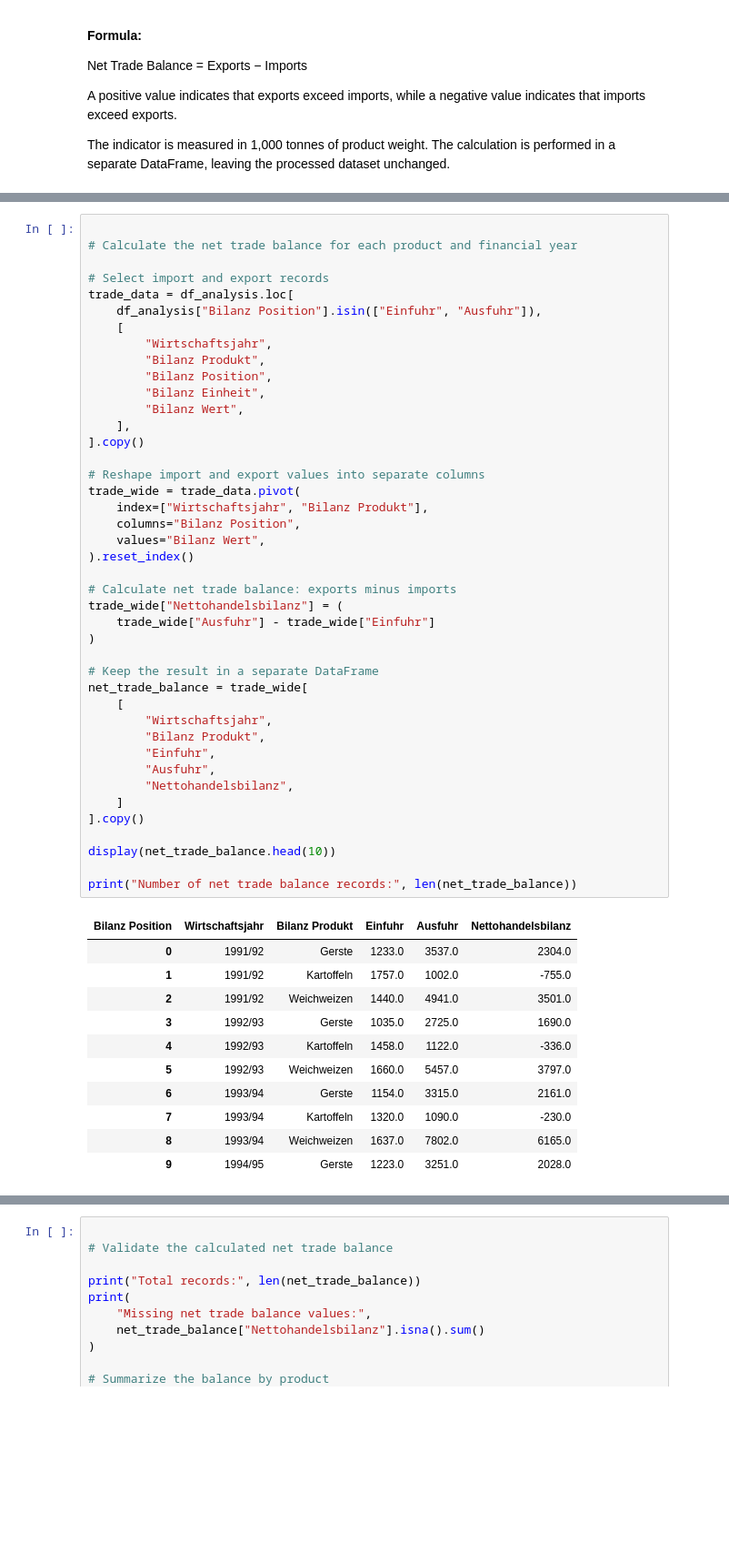
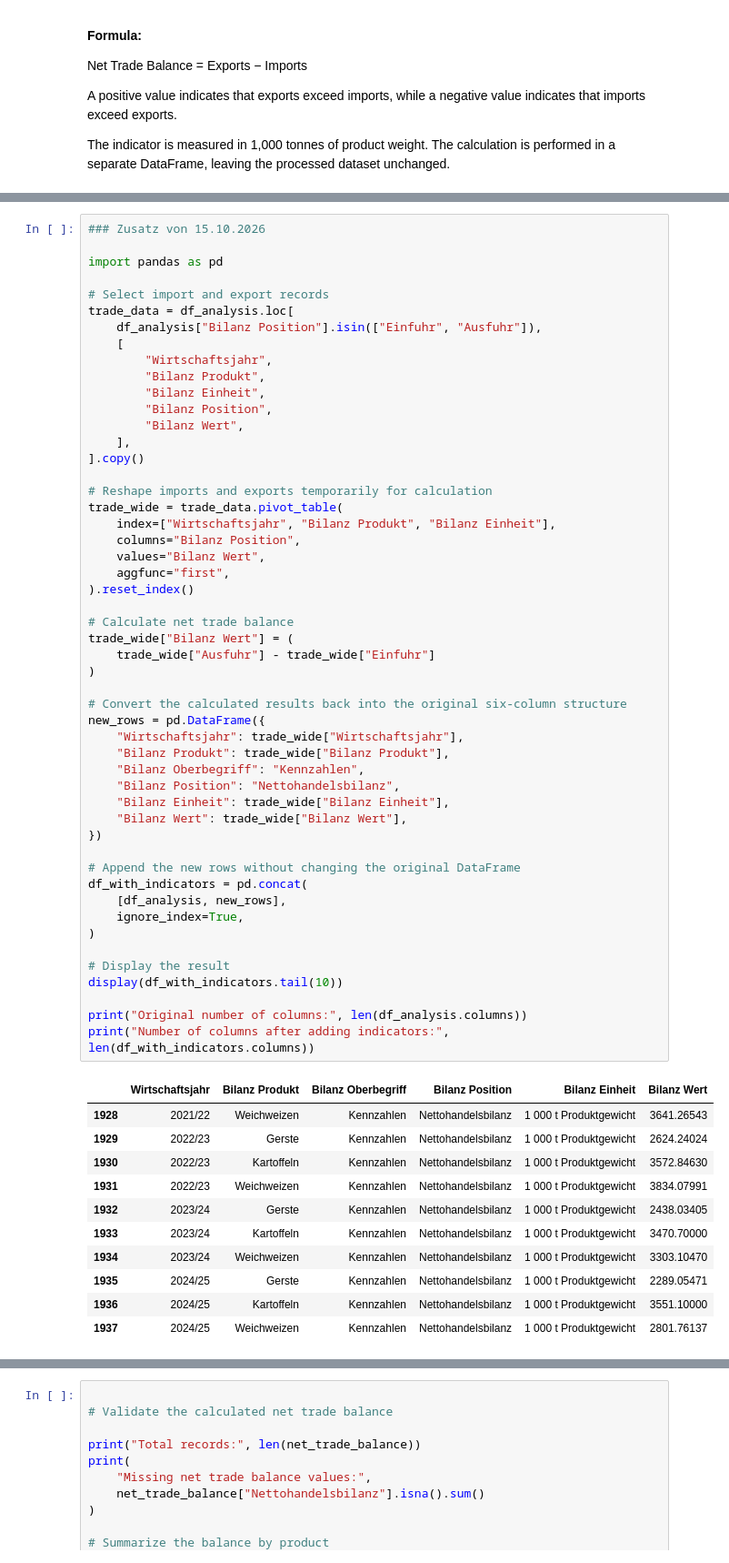
Before and after one commit to verveat/Agriculture_Crisis_Resilience, a Jupyter notebook: notebooks/01_ble_supply_balance_all_products.ipynb, the cells around one changed output, grey strips where cells are left out. Shown at 91% size. Drawn from its saved outputs; the diff is of its cells as text; blank space fills up the shorter version.

Commit message:
add derived indicators for supply balance

```diff
--- a/notebooks/01_ble_supply_balance_all_products.ipynb
+++ b/notebooks/01_ble_supply_balance_all_products.ipynb
@@ -1383,54 +1443,63 @@ The indicator is measured in 1,000 tonnes of product weight. The calculation is
 # %%
+### Zusatz von 15.10.2026
 
-# Calculate the net trade balance for each product and financial year
+import pandas as pd
 
 # Select import and export records
 trade_data = df_analysis.loc[
     df_analysis["Bilanz Position"].isin(["Einfuhr", "Ausfuhr"]),
     [
         "Wirtschaftsjahr",
         "Bilanz Produkt",
+        "Bilanz Einheit",
         "Bilanz Position",
-        "Bilanz Einheit",
         "Bilanz Wert",
     ],
 ].copy()
 
-# Reshape import and export values into separate columns
-trade_wide = trade_data.pivot(
-    index=["Wirtschaftsjahr", "Bilanz Produkt"],
+# Reshape imports and exports temporarily for calculation
+trade_wide = trade_data.pivot_table(
+    index=["Wirtschaftsjahr", "Bilanz Produkt", "Bilanz Einheit"],
     columns="Bilanz Position",
     values="Bilanz Wert",
+    aggfunc="first",
 ).reset_index()
 
-# Calculate net trade balance: exports minus imports
-trade_wide["Nettohandelsbilanz"] = (
+# Calculate net trade balance
+trade_wide["Bilanz Wert"] = (
     trade_wide["Ausfuhr"] - trade_wide["Einfuhr"]
 )
 
-# Keep the result in a separate DataFrame
-net_trade_balance = trade_wide[
-    [
-        "Wirtschaftsjahr",
-        "Bilanz Produkt",
-        "Einfuhr",
-        "Ausfuhr",
-        "Nettohandelsbilanz",
-    ]
-].copy()
+# Convert the calculated results back into the original six-column structure
+new_rows = pd.DataFrame({
+    "Wirtschaftsjahr": trade_wide["Wirtschaftsjahr"],
+    "Bilanz Produkt": trade_wide["Bilanz Produkt"],
+    "Bilanz Oberbegriff": "Kennzahlen",
+    "Bilanz Position": "Nettohandelsbilanz",
+    "Bilanz Einheit": trade_wide["Bilanz Einheit"],
+    "Bilanz Wert": trade_wide["Bilanz Wert"],
+})
 
-display(net_trade_balance.head(10))
+# Append the new rows without changing the original DataFrame
+df_with_indicators = pd.concat(
+    [df_analysis, new_rows],
+    ignore_index=True,
+)
 
-print("Number of net trade balance records:", len(net_trade_balance))
+# Display the result
+display(df_with_indicators.tail(10))
+
+print("Original number of columns:", len(df_analysis.columns))
+print("Number of columns after adding indicators:", len(df_with_indicators.columns))
 # %% [output]
-| Bilanz Position | Wirtschaftsjahr | Bilanz Produkt | Einfuhr | Ausfuhr | Nettohandelsbilanz |
-| 0 | 1991/92 | Gerste | 1233.0 | 3537.0 | 2304.0 |
-| 1 | 1991/92 | Kartoffeln | 1757.0 | 1002.0 | -755.0 |
-| 2 | 1991/92 | Weichweizen | 1440.0 | 4941.0 | 3501.0 |
-| 3 | 1992/93 | Gerste | 1035.0 | 2725.0 | 1690.0 |
-| 4 | 1992/93 | Kartoffeln | 1458.0 | 1122.0 | -336.0 |
-| 5 | 1992/93 | Weichweizen | 1660.0 | 5457.0 | 3797.0 |
-| 6 | 1993/94 | Gerste | 1154.0 | 3315.0 | 2161.0 |
-| 7 | 1993/94 | Kartoffeln | 1320.0 | 1090.0 | -230.0 |
-| 8 | 1993/94 | Weichweizen | 1637.0 | 7802.0 | 6165.0 |
-| 9 | 1994/95 | Gerste | 1223.0 | 3251.0 | 2028.0 |
+|  | Wirtschaftsjahr | Bilanz Produkt | Bilanz Oberbegriff | Bilanz Position | Bilanz Einheit | Bilanz Wert |
+| 1928 | 2021/22 | Weichweizen | Kennzahlen | Nettohandelsbilanz | 1 000 t Produktgewicht | 3641.26543 |
+| 1929 | 2022/23 | Gerste | Kennzahlen | Nettohandelsbilanz | 1 000 t Produktgewicht | 2624.24024 |
+| 1930 | 2022/23 | Kartoffeln | Kennzahlen | Nettohandelsbilanz | 1 000 t Produktgewicht | 3572.84630 |
+| 1931 | 2022/23 | Weichweizen | Kennzahlen | Nettohandelsbilanz | 1 000 t Produktgewicht | 3834.07991 |
+| 1932 | 2023/24 | Gerste | Kennzahlen | Nettohandelsbilanz | 1 000 t Produktgewicht | 2438.03405 |
+| 1933 | 2023/24 | Kartoffeln | Kennzahlen | Nettohandelsbilanz | 1 000 t Produktgewicht | 3470.70000 |
+| 1934 | 2023/24 | Weichweizen | Kennzahlen | Nettohandelsbilanz | 1 000 t Produktgewicht | 3303.10470 |
+| 1935 | 2024/25 | Gerste | Kennzahlen | Nettohandelsbilanz | 1 000 t Produktgewicht | 2289.05471 |
+| 1936 | 2024/25 | Kartoffeln | Kennzahlen | Nettohandelsbilanz | 1 000 t Produktgewicht | 3551.10000 |
+| 1937 | 2024/25 | Weichweizen | Kennzahlen | Nettohandelsbilanz | 1 000 t Produktgewicht | 2801.76137 |
```
Also changed, not shown: parts of 9 cells of this notebook.
